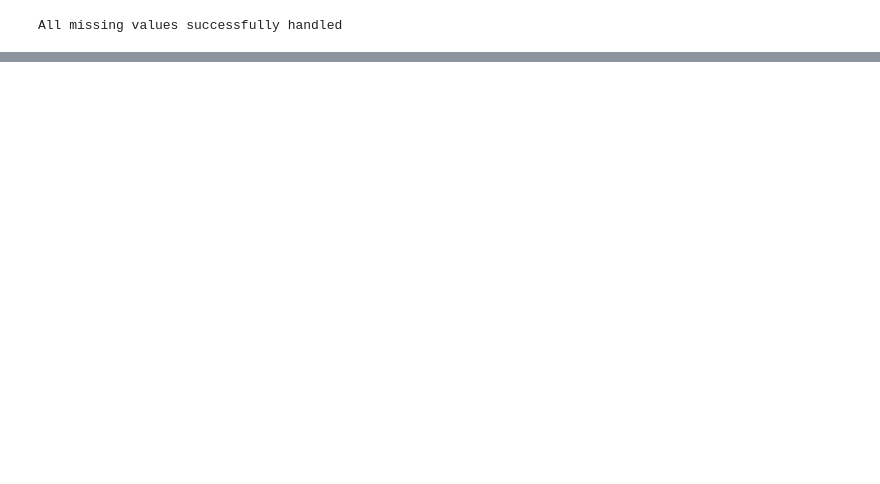
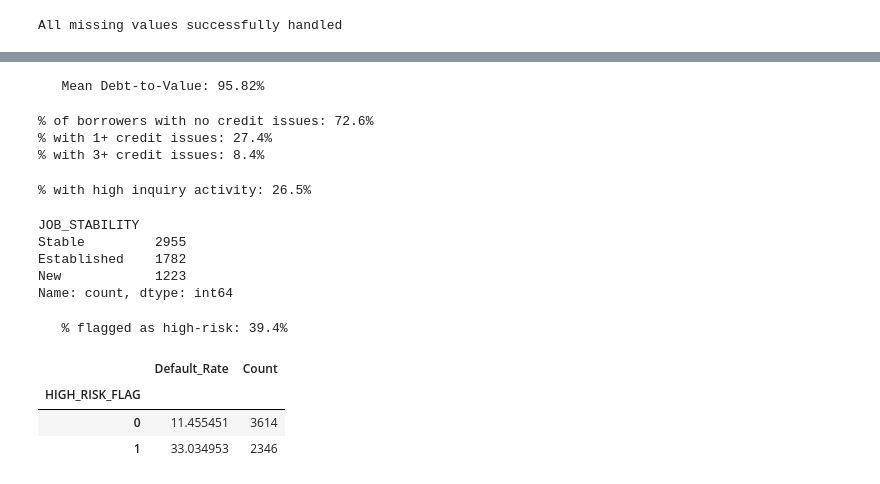
Before and after one commit to AlenJoseph1/credit_default_probability, a Jupyter notebook: src/data_cleaning.ipynb, the cells around one changed output, grey strips where cells are left out. Cells and saved outputs as stored; diff of their text form; code cells hidden in the pictures; blank space fills up the shorter version.

```diff
--- a/src/data_cleaning.ipynb
+++ b/src/data_cleaning.ipynb
@@ -124,0 +137,64 @@ df_cleaning.to_csv('../data/hmeq_cleaned.csv', index=False)
+# %%
+# DEBT to Value ratio - measures total debt burden relative to property value
+df_clean['DEBT_TO_VALUE'] = (df_clean['LOAN'] + df_clean['MORTDUE']) / df_clean['VALUE']
+df_clean['DEBT_TO_VALUE'] = df_clean['DEBT_TO_VALUE'].clip(upper=3.0)
+
+print(f"   Mean Debt-to-Value: {df_clean['DEBT_TO_VALUE'].mean():.2%}")
+# %% [output]
+   Mean Debt-to-Value: 95.82%
+# %%
+# Credit utilisation indicator - combined deliquency and derogatory marks
+df_clean['CREDIT_ISSUES'] = df_clean['DEROG'] + df_clean['DELINQ']
+
+print(f"% of borrowers with no credit issues: {(df_clean['CREDIT_ISSUES'] == 0).mean():.1%}")
+print(f"% with 1+ credit issues: {(df_clean['CREDIT_ISSUES'] > 0).mean():.1%}")
+print(f"% with 3+ credit issues: {(df_clean['CREDIT_ISSUES'] >= 3).mean():.1%}")
+# %% [output]
+% of borrowers with no credit issues: 72.6%
+% with 1+ credit issues: 27.4%
+% with 3+ credit issues: 8.4%
+# %%
+# high enquiry activity - recent enquiry can signal credit stress
+df_clean['HIGH_ENQUIRIES'] = (df_clean['NINQ'] >= 2).astype(int)
+
+print(f"% with high inquiry activity: {df_clean['HIGH_ENQUIRIES'].mean():.1%}")
+# %% [output]
+% with high inquiry activity: 26.5%
+# %%
+# Employment Stability
+df_clean['JOB_STABILITY'] = pd.cut(
+    df_clean['YOJ'],
+    bins=[0, 2, 10, 100],
+    labels=['New', 'Stable', 'Established'],
+    include_lowest=True
+)
+
+print(df_clean['JOB_STABILITY'].value_counts())
+# %% [output]
+JOB_STABILITY
+Stable         2955
+Established    1782
+New            1223
+Name: count, dtype: int64
+# %%
+# Combine multiple risk factors - LTV > 80% or DEBTINC > 40% or CREDIT_ISSUES > 0
+df_clean['HIGH_RISK_FLAG'] = (
+    (df_clean['LTV'] > 0.80) |
+    (df_clean['DEBTINC'] > 40) |
+    (df_clean['CREDIT_ISSUES'] > 0)
+).astype(int)
+
+print(f"   % flagged as high-risk: {df_clean['HIGH_RISK_FLAG'].mean():.1%}")
+# %% [output]
+   % flagged as high-risk: 39.4%
+# %%
+# Create default rate at high vs low risk segments
+risk_segment_default = df_clean.groupby('HIGH_RISK_FLAG')['BAD'].agg(['mean', 'count'])
+risk_segment_default.columns = ['Default_Rate', 'Count']
+risk_segment_default['Default_Rate'] = risk_segment_default['Default_Rate'] * 100
+risk_segment_default
+# %% [output]
+|  | Default_Rate | Count |
+| HIGH_RISK_FLAG |  |  |
+| 0 | 11.455451 | 3614 |
+| 1 | 33.034953 | 2346 |
```
Also changed, not shown: parts of 14 cells of this notebook, 1 other file.
